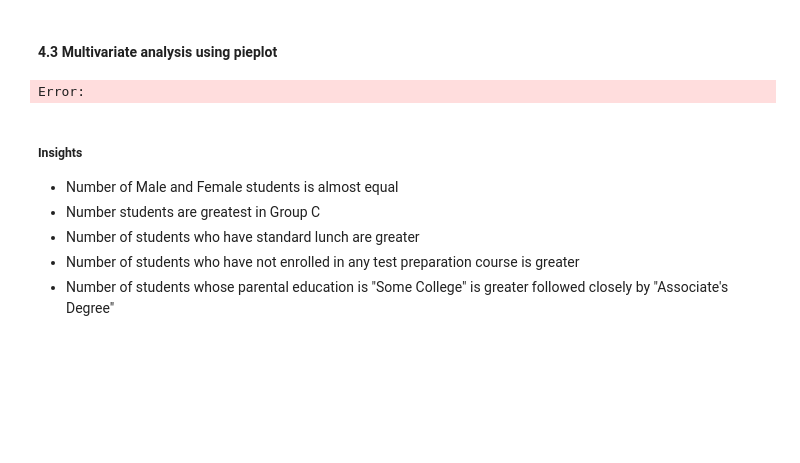
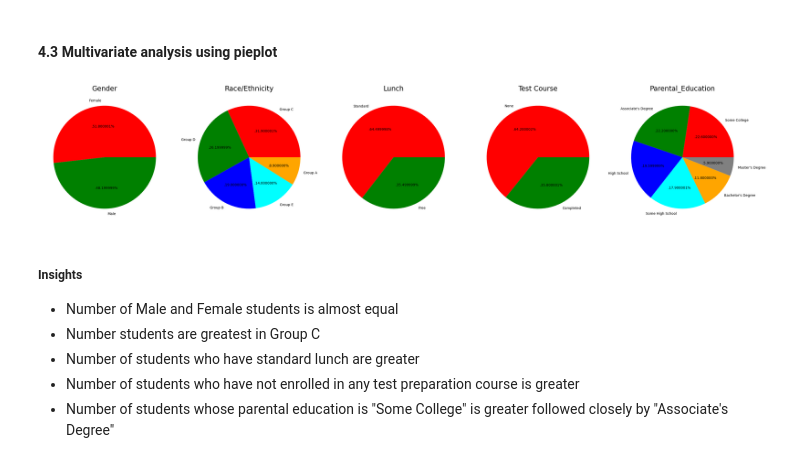
Before and after one commit to Ashutosh4132/Student-Performance-Indicator, a Jupyter notebook: notebook/1 . EDA STUDENT PERFORMANCE .ipynb, the cells around one changed output. Cells and saved outputs as stored; diff of their text form; code cells hidden in the pictures; blank space fills up the shorter version.

```diff
--- a/notebook/1 . EDA STUDENT PERFORMANCE .ipynb
+++ b/notebook/1 . EDA STUDENT PERFORMANCE .ipynb
@@ -364,7 +361,7 @@ plt.axis('off')
 
 
 plt.subplot(1, 5, 2)
-size = df['race/ethnicity'].value_counts()
+size = df['race_ethnicity'].value_counts()
 labels = 'Group C', 'Group D','Group B','Group E','Group A'
 color = ['red', 'green', 'blue', 'cyan','orange']
 
@@ -379,37 +376,37 @@ size = df['lunch'].value_counts()
 labels = 'Standard', 'Free'
 color = ['red','green']
 
 plt.pie(size, colors = color,labels = labels,autopct = '.%2f%%')
 plt.title('Lunch', fontsize = 20)
 plt.axis('off')
 
 
 plt.subplot(1, 5, 4)
-size = df['test preparation course'].value_counts()
+size = df['test_preparation_course'].value_counts()
 labels = 'None', 'Completed'
 color = ['red','green']
 
 plt.pie(size, colors = color,labels = labels,autopct = '.%2f%%')
 plt.title('Test Course', fontsize = 20)
 plt.axis('off')
 
 
 plt.subplot(1, 5, 5)
-size = df['parental level of education'].value_counts()
+size = df['parental_level_of_education'].value_counts()
 labels = 'Some College', "Associate's Degree",'High School','Some High School',"Bachelor's Degree","Master's Degree"
 color = ['red', 'green', 'blue', 'cyan','orange','grey']
 
 plt.pie(size, colors = color,labels = labels,autopct = '.%2f%%')
-plt.title('Parental Education', fontsize = 20)
+plt.title('Parental_Education', fontsize = 20)
 plt.axis('off')
 
 
 plt.tight_layout()
 plt.grid()
 
 plt.show()
 # %% [output]
-Error:
+[figure, added]
 # %% [markdown]
 #####  Insights
 - Number of Male and Female students is almost equal
```
Also changed, not shown: parts of 16 cells of this notebook.
